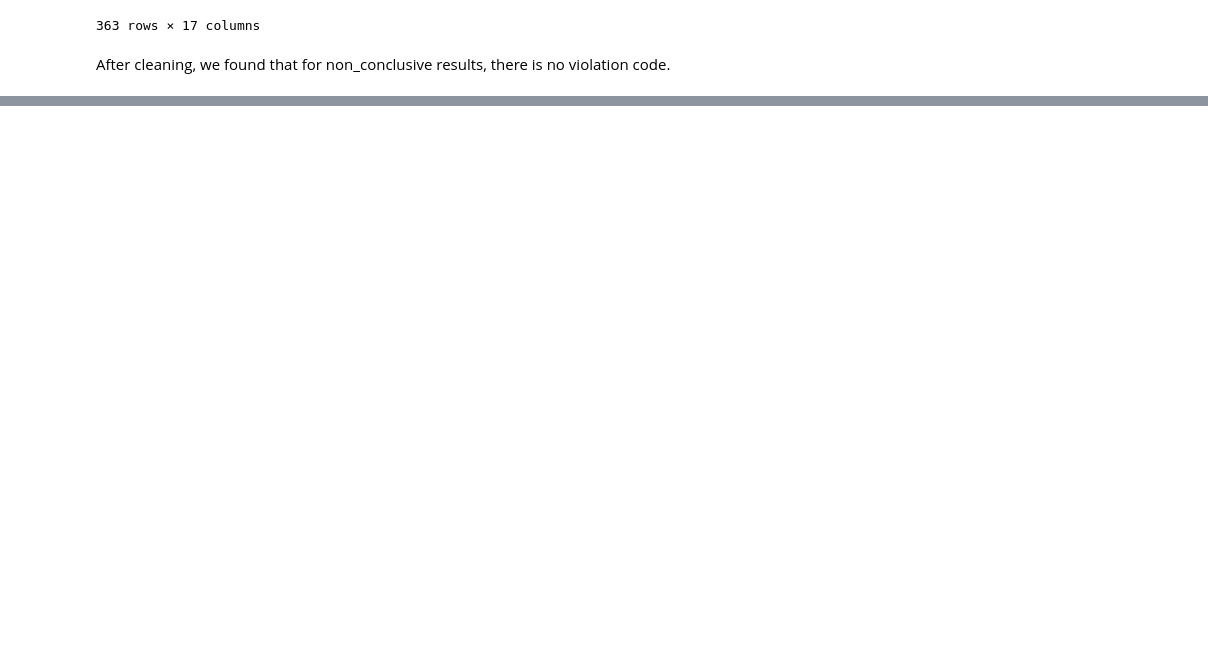
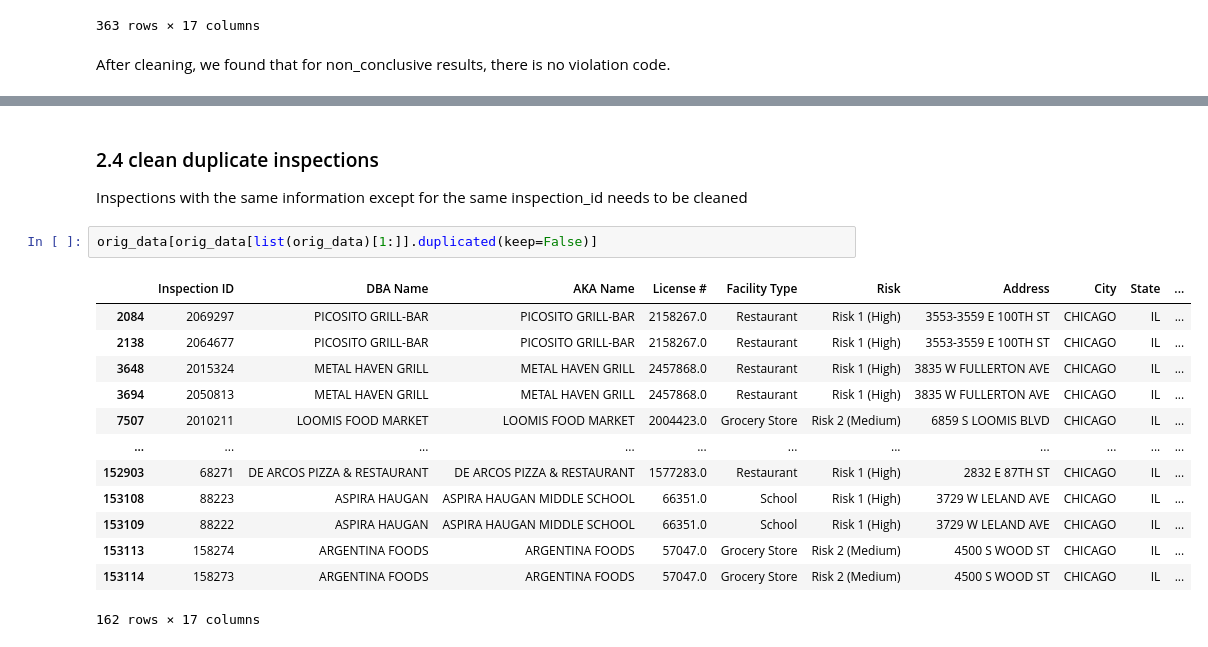
Before and after one commit to delongmeng/Chicago_Food_Inspection, a Jupyter notebook: data_integrity_check.ipynb, the cells around one changed output, grey strips where cells are left out. Drawn from its saved outputs; the diff is of its cells as text; blank space fills up the shorter version.

```diff
--- a/data_integrity_check.ipynb
+++ b/data_integrity_check.ipynb
@@ -402,3 +405,22 @@ non_conclusive_cleaned = pd.read_sql_query\
 non_conclusive_cleaned
 # %% [output]
 |  | id |
+# %% [markdown]
+### 2.4 clean duplicate inspections
+Inspections with the same information except for the same inspection_id needs to be cleaned
+# %%
+orig_data[orig_data[list(orig_data)[1:]].duplicated(keep=False)]
+# %% [output]
+|  | Inspection ID | DBA Name | AKA Name | License # | Facility Type | Risk | Address | City | State | ... |
+| 2084 | 2069297 | PICOSITO GRILL-BAR | PICOSITO GRILL-BAR | 2158267.0 | Restaurant | Risk 1 (High) | 3553-3559 E 100TH ST | CHICAGO | IL | ... |
+| 2138 | 2064677 | PICOSITO GRILL-BAR | PICOSITO GRILL-BAR | 2158267.0 | Restaurant | Risk 1 (High) | 3553-3559 E 100TH ST | CHICAGO | IL | ... |
+| 3648 | 2015324 | METAL HAVEN GRILL | METAL HAVEN GRILL | 2457868.0 | Restaurant | Risk 1 (High) | 3835 W FULLERTON AVE | CHICAGO | IL | ... |
+| 3694 | 2050813 | METAL HAVEN GRILL | METAL HAVEN GRILL | 2457868.0 | Restaurant | Risk 1 (High) | 3835 W FULLERTON AVE | CHICAGO | IL | ... |
+| 7507 | 2010211 | LOOMIS FOOD MARKET | LOOMIS FOOD MARKET | 2004423.0 | Grocery Store | Risk 2 (Medium) | 6859 S LOOMIS BLVD | CHICAGO | IL | ... |
+| ... | ... | ... | ... | ... | ... | ... | ... | ... | ... | ... |
+| 152903 | 68271 | DE ARCOS PIZZA & RESTAURANT | DE ARCOS PIZZA & RESTAURANT | 1577283.0 | Restaurant | Risk 1 (High) | 2832 E 87TH ST | CHICAGO | IL | ... |
+| 153108 | 88223 | ASPIRA HAUGAN | ASPIRA HAUGAN MIDDLE SCHOOL | 66351.0 | School | Risk 1 (High) | 3729 W LELAND AVE | CHICAGO | IL | ... |
+| 153109 | 88222 | ASPIRA HAUGAN | ASPIRA HAUGAN MIDDLE SCHOOL | 66351.0 | School | Risk 1 (High) | 3729 W LELAND AVE | CHICAGO | IL | ... |
+| 153113 | 158274 | ARGENTINA FOODS | ARGENTINA FOODS | 57047.0 | Grocery Store | Risk 2 (Medium) | 4500 S WOOD ST | CHICAGO | IL | ... |
+| 153114 | 158273 | ARGENTINA FOODS | ARGENTINA FOODS | 57047.0 | Grocery Store | Risk 2 (Medium) | 4500 S WOOD ST | CHICAGO | IL | ... |
+162 rows × 17 columns
```
Also changed, not shown: parts of 23 cells of this notebook.
